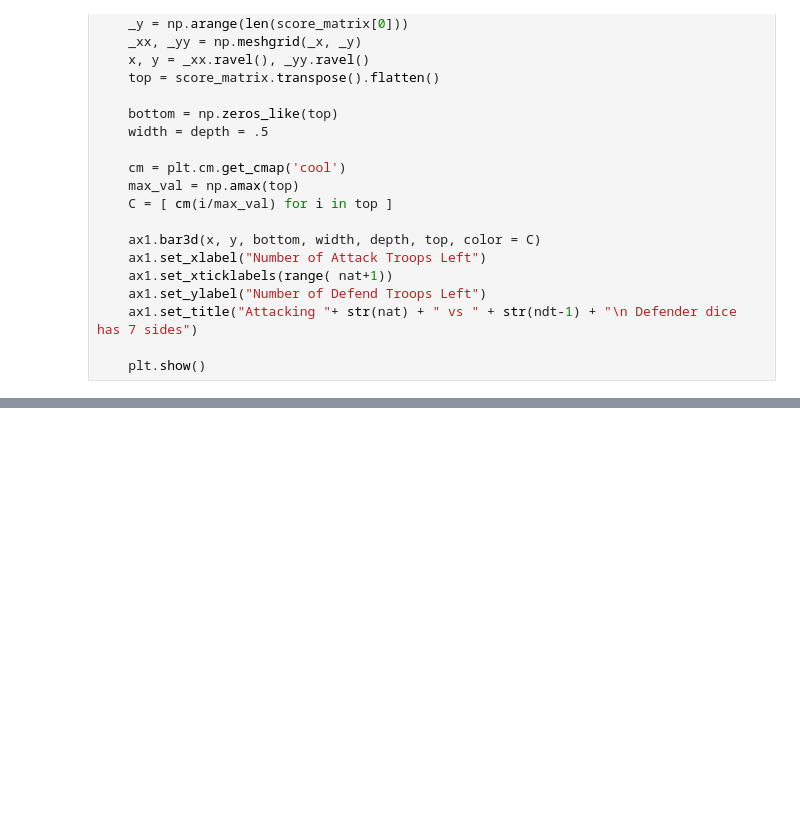
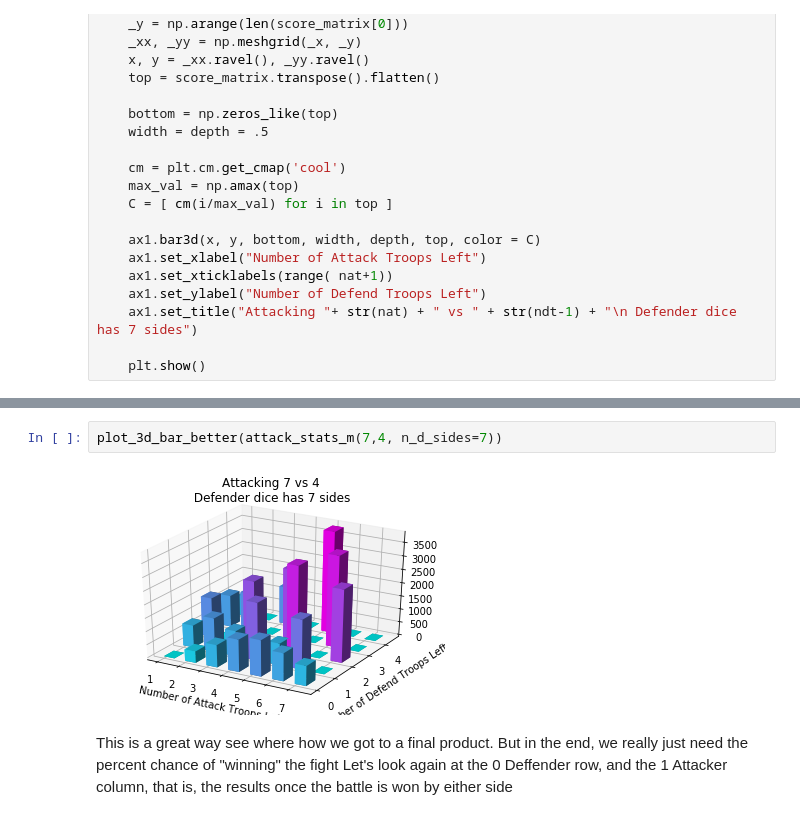
Before and after one commit to ZacButko/Probability-Playground, a Jupyter notebook: Warfish Dice/Warfish Dice-2 Full Stack "Fight to the Death".ipynb, the cells around one changed output, grey strips where cells are left out. Cells and saved outputs as stored; diff of their text form; blank space fills up the shorter version.

Commit message:
Updated Warfish to have readable At-Least graphs with some examples

```diff
--- a/Warfish Dice/Warfish Dice-2 Full Stack "Fight to the Death".ipynb
+++ b/Warfish Dice/Warfish Dice-2 Full Stack "Fight to the Death".ipynb
@@ -498,0 +456,7 @@ def fancy_plot(labels, values):
+# %%
+plot_3d_bar_better(attack_stats_m(7,4, n_d_sides=7))
+# %% [output]
+[figure, added]
+# %% [markdown]
+This is a great way see where how we got to a final product. But in the end, we really just need the percent chance of "winning" the fight
+Let's look again at the 0 Deffender row, and the 1 Attacker column, that is, the results once the battle is won by either side
```
Also changed, not shown: parts of 28 cells of this notebook, 5 other files.
